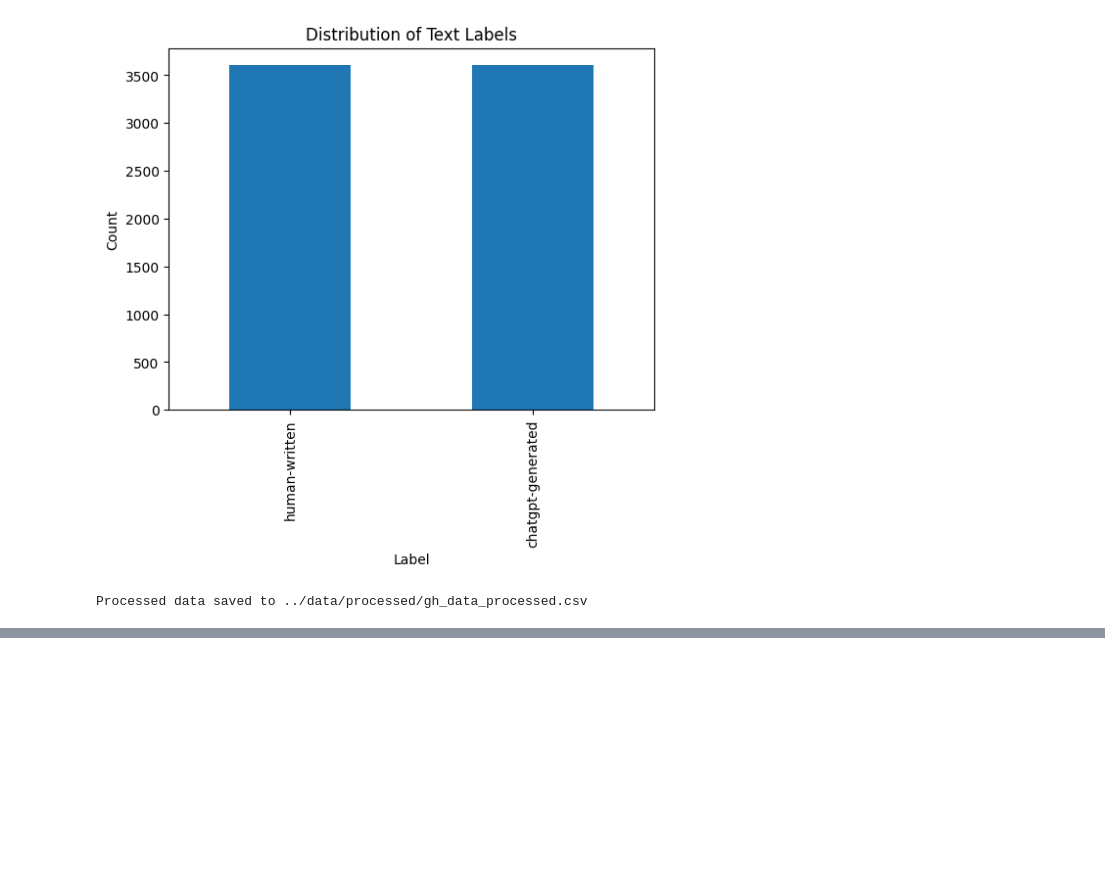
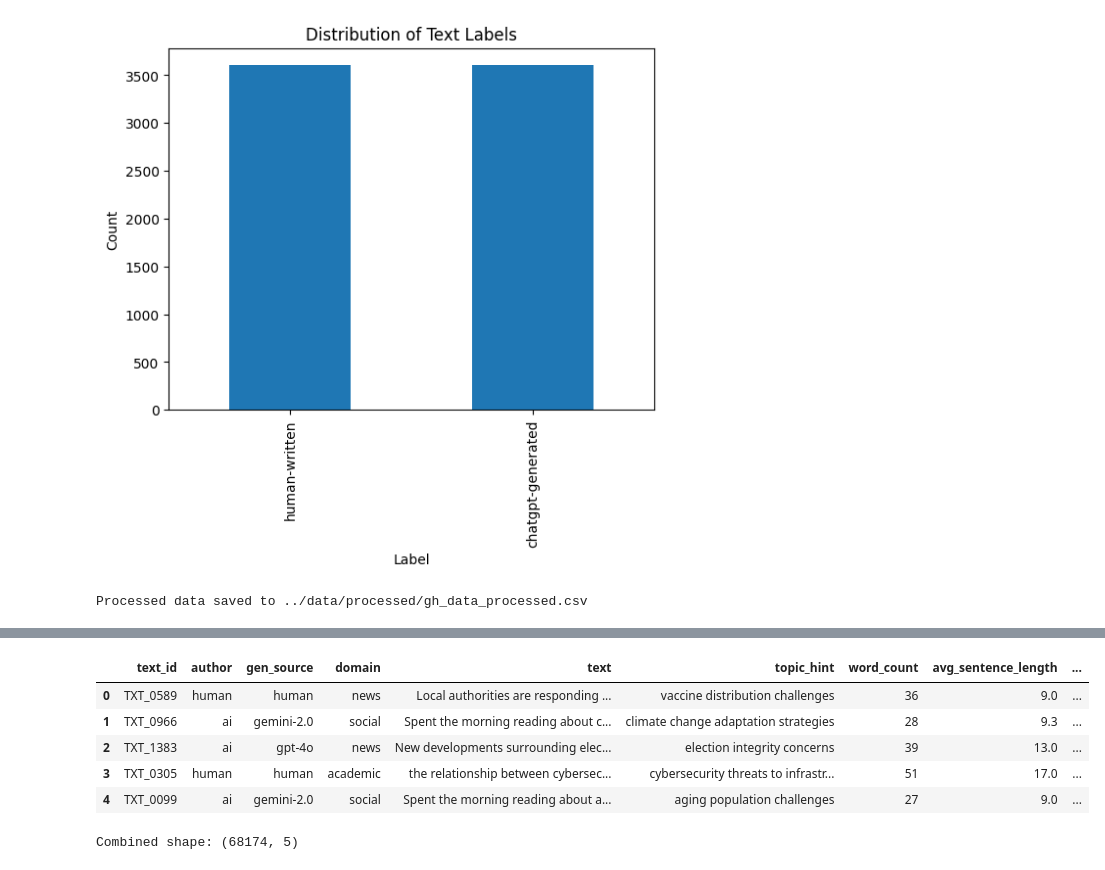
Before and after one commit to musharraf-Mac/AI-Text-Detection-NIA, a Jupyter notebook: notebooks/01_data_preprocessing.ipynb, the cells around one changed output, grey strips where cells are left out. Drawn from its saved outputs; the diff is of its cells as text; code cells hidden in the pictures; blank space fills up the shorter version.

Commit message:
feat:dataset combined

```diff
--- a/notebooks/01_data_preprocessing.ipynb
+++ b/notebooks/01_data_preprocessing.ipynb
@@ -165,3 +165,11 @@ final_df.to_csv(os.path.join("..","data", "processed", "gh_data_processed.csv"),
 print("Processed data saved to ../data/processed/gh_data_processed.csv")
 # %% [output]
 Processed data saved to ../data/processed/gh_data_processed.csv
+# %%
+import pandas as pd
+
+df1 = pd.read_csv("../data_p/processed/gh_data_processed.csv")
+df2 = pd.read_csv("../data_p/processed/TXD_22_cleaned.csv")
+df3 = pd.read_csv("../data_p/processed/ai_h_cln.csv")
+
+print(df1.head(5))
@@ -167,0 +199,9 @@ Processed data saved to ../data/processed/gh_data_processed.csv
+# %%
+df3.head(5)
+# %% [output]
+|  | text_id | author | gen_source | domain | text | topic_hint | word_count | avg_sentence_length | ... |
+| 0 | TXT_0589 | human | human | news | Local authorities are responding ... | vaccine distribution challenges | 36 | 9.0 | ... |
+| 1 | TXT_0966 | ai | gemini-2.0 | social | Spent the morning reading about c... | climate change adaptation strategies | 28 | 9.3 | ... |
+| 2 | TXT_1383 | ai | gpt-4o | news | New developments surrounding elec... | election integrity concerns | 39 | 13.0 | ... |
+| 3 | TXT_0305 | human | human | academic | the relationship between cybersec... | cybersecurity threats to infrastr... | 51 | 17.0 | ... |
+| 4 | TXT_0099 | ai | gemini-2.0 | social | Spent the morning reading about a... | aging population challenges | 27 | 9.0 | ... |
@@ -167,0 +222,5 @@ Processed data saved to ../data/processed/gh_data_processed.csv
+# %%
+combined = pd.concat([df1, df2, df3], ignore_index=True)
+print(f"Combined shape: {combined.shape}")
+# %% [output]
+Combined shape: (68174, 5)
```
Also changed, not shown: parts of 7 cells of this notebook, 1 other file.
